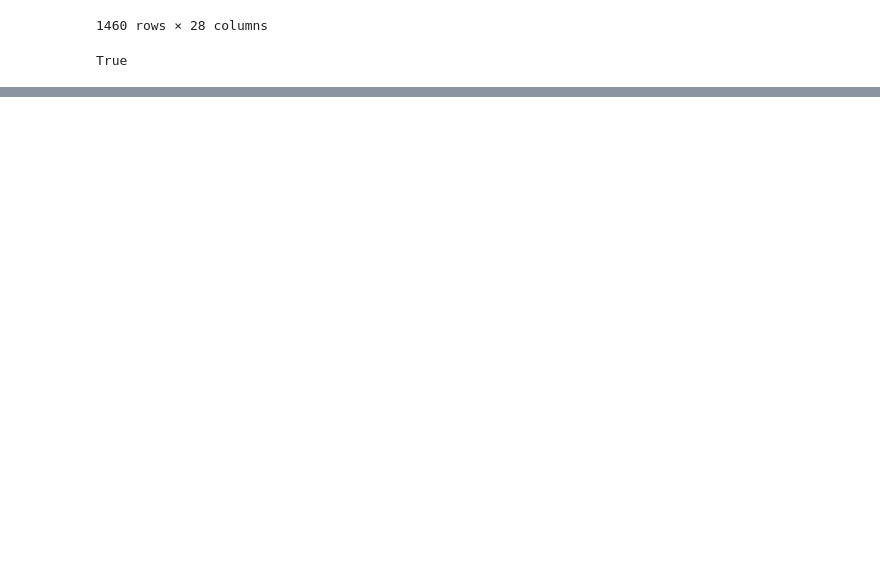
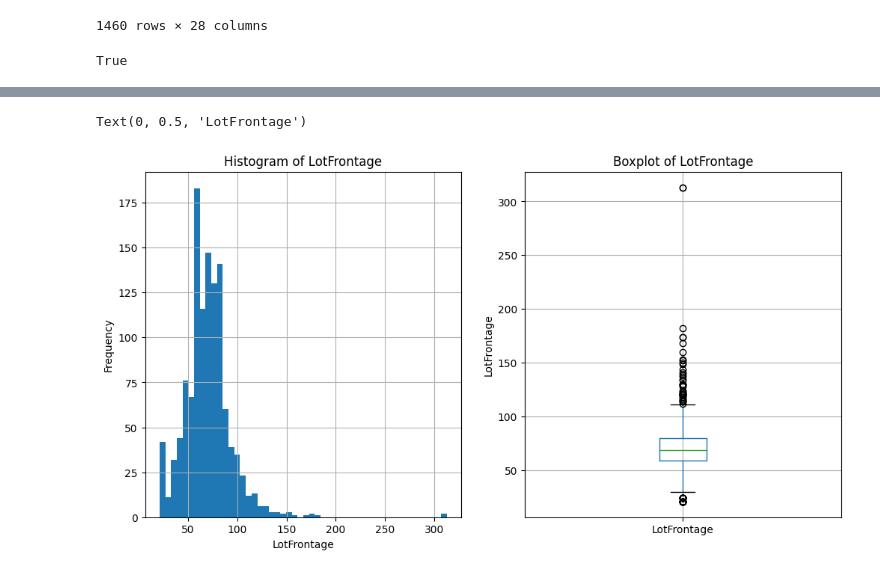
Before and after one commit to lukovskiy541/house_pricing_competition, a Jupyter notebook: final_solution.ipynb, the cells around one changed output, grey strips where cells are left out. Saved outputs shown, nothing was run; the diff lists cells and outputs as text; code cells hidden in the pictures; blank space fills up the shorter version.

```diff
--- a/final_solution.ipynb
+++ b/final_solution.ipynb
@@ -112,0 +164,8 @@ True
+# %%
+# it is possible that data for the MasVnrArea category will be missing because the cladding was not made of stone or brick
+
+data['MasVnrArea'].fillna(0, inplace=True)
+
+perc_of_missing_for_continious_features = calculate_missing_percentage(data, continious_features, num_of_rows)
+print("Missing percentage for continuous features:")
+print(perc_of_missing_for_continious_features[perc_of_missing_for_continious_features['Percentage'] > 0].sort_values(ascending=False, by='Percentage'))
@@ -112,0 +182,18 @@ True
+# %%
+import matplotlib.pyplot as plt
+
+fig, axs = plt.subplots(1, 2, figsize=(12, 6))
+
+
+data['LotFrontage'].hist(ax=axs[0], bins=50)
+axs[0].set_title('Histogram of LotFrontage')
+axs[0].set_xlabel('LotFrontage')
+axs[0].set_ylabel('Frequency')
+
+
+data.boxplot(column='LotFrontage', ax=axs[1])
+axs[1].set_title('Boxplot of LotFrontage')
+axs[1].set_ylabel('LotFrontage')
+# %% [output]
+Text(0, 0.5, 'LotFrontage')
+[figure, added]
```
Also changed, not shown: parts of 13 cells of this notebook.
